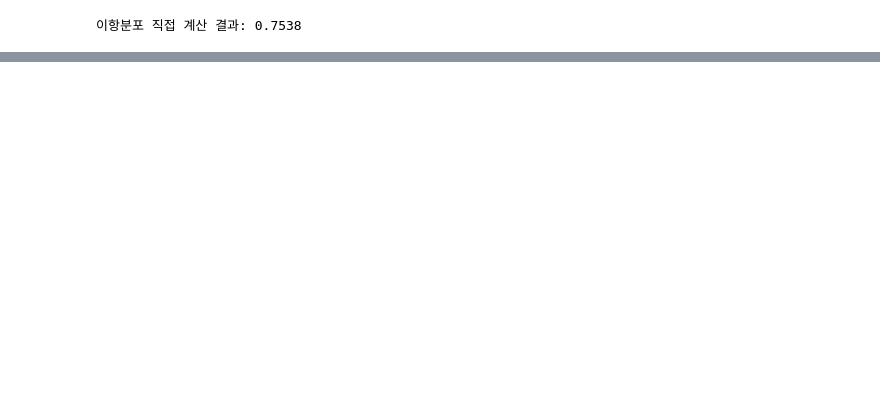
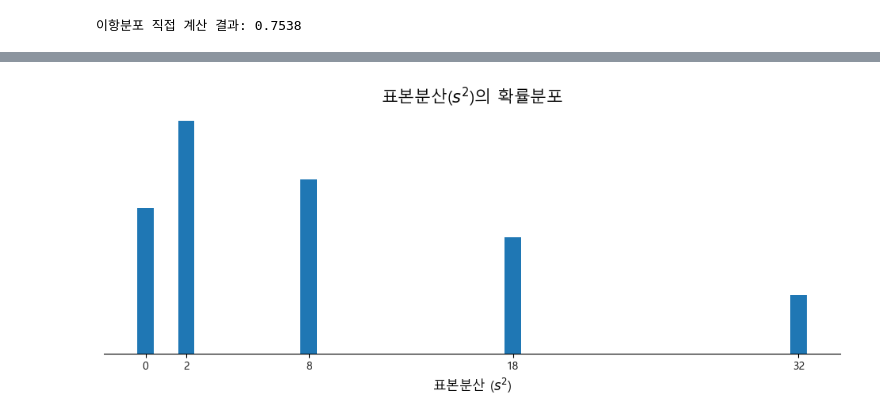
Before and after one commit to yeonvv/Statistics-with-Python-Study-Log-, a Jupyter notebook: Ch4.ipynb, the cells around one changed output, grey strips where cells are left out. Saved outputs shown, nothing was run; the diff lists cells and outputs as text; code cells hidden in the pictures; blank space fills up the shorter version.

Commit message:
feat: 예제 4-11 실습: 표본분산

```diff
--- a/Ch4.ipynb
+++ b/Ch4.ipynb
@@ -199,0 +202,4 @@ print(f"이항분포 직접 계산 결과: {prob_sci:.4f}")
+# %%
+# (1) ex 4_9의 표본분산 구하고 모집단의 분산과 비교
+ex4_11_df_samples = pd.DataFrame(ex4_9_all_samples, columns=["1번", "2번"])
+print(ex4_11_df_samples.columns)
@@ -199,0 +208,7 @@ print(f"이항분포 직접 계산 결과: {prob_sci:.4f}")
+# %%
+# 주의: 열을 명시해주지 않으니 index까지 같이 계산됨
+ex4_11_df_samples["s^2"] = ex4_11_df_samples[["1번", "2번"]].var(axis=1, ddof=1)
+
+print("=== 표본순산이 추가된 데이터프레임 ===")
+print(ex4_11_df_samples)
+print(ex4_11_df_samples.columns)
@@ -199,0 +244,5 @@ print(f"이항분포 직접 계산 결과: {prob_sci:.4f}")
+# %%
+# (2-1) 표본분산의 도수분포표 작성
+ex4_11_freq_table = ex4_11_df_samples["s^2"].value_counts().sort_index().reset_index()
+ex4_11_freq_table.columns = ["s^2", "도수"]
+ex4_11_freq_table
@@ -199,0 +256,6 @@ print(f"이항분포 직접 계산 결과: {prob_sci:.4f}")
+# %%
+ex4_11_df_samples_total_count = len(ex4_11_df_samples)
+ex4_11_freq_table["상대도수"] = (
+    ex4_11_freq_table["도수"] / ex4_11_df_samples_total_count
+)
+ex4_11_freq_table
@@ -199,0 +287,18 @@ print(f"이항분포 직접 계산 결과: {prob_sci:.4f}")
+# %%
+# (2-3) 도수분포표 막대그래프 그리기
+
+ex4_11_X = ex4_11_freq_table["s^2"]
+ex4_11_Y = ex4_11_freq_table["상대도수"]
+
+plt.figure(figsize=(12, 4))
+bars = plt.bar(ex4_11_X, ex4_11_Y)
+plt.xticks(ex4_11_X)
+plt.gca().get_yaxis().set_visible(False)
+plt.gca().spines["left"].set_visible(False)
+plt.gca().spines["right"].set_visible(False)
+plt.gca().spines["top"].set_visible(False)
+plt.title("표본분산($s^2$)의 확률분포", fontsize=15)
+plt.xlabel("표본분산 ($s^2$)", fontsize=12)
+plt.show()
+# %% [output]
+[figure, added]
```
Also changed, not shown: parts of 13 cells of this notebook.
